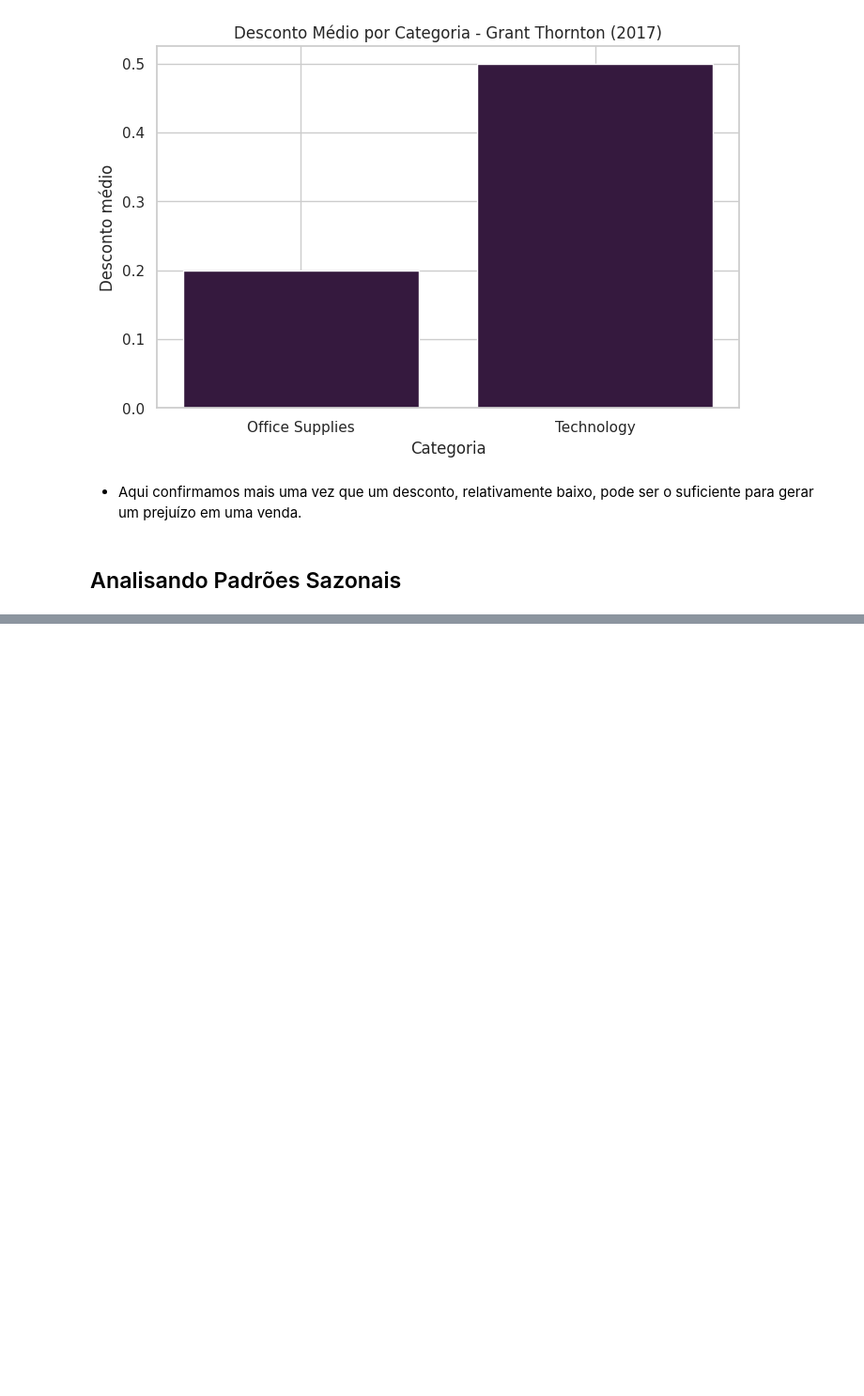
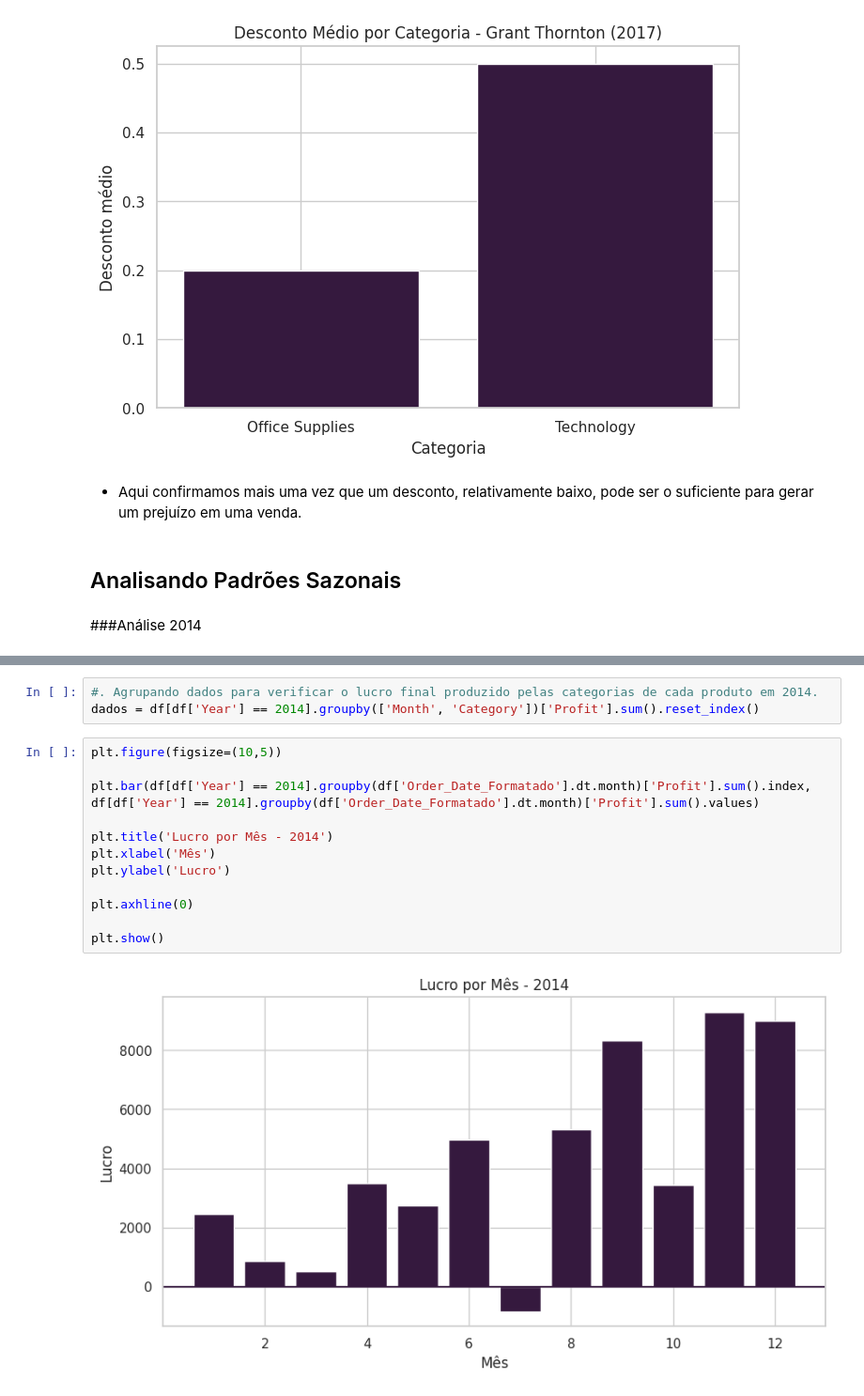
Before and after one commit to Ronaldo-Junior1/analise-dados-supermercado, a Jupyter notebook: Analise_base_supermercadoTeste.ipynb, the cells around one changed output, grey strips where cells are left out. Shown at 94% size. Cells and saved outputs as stored; diff of their text form; blank space fills up the shorter version.

```diff
--- a/Analise_base_supermercadoTeste.ipynb
+++ b/Analise_base_supermercadoTeste.ipynb
@@ -2078,6 +2078,8 @@ plt.show()
 - Aqui confirmamos mais uma vez que um desconto, relativamente baixo, pode ser o suficiente para gerar um prejuízo em uma venda.
 # %% [markdown]
 ## Analisando Padrões Sazonais
+# %% [markdown]
+###Análise 2014
 # %%
 #. Selecionando Apenas os valores referentes ao primeiro trimestre de 2014.
 primeiro_trim_2014 = df[(df['Order_Date_Formatado'] >= '2014-01-01') & (df['Order_Date_Formatado'] <= '2014-03-31')]
@@ -2132,3 +2134,20 @@ Descrição dos Dados Registrados:
 | 75% | 7661.750000 | 84321.000000 | 160.045000 | 5.000000 | 0.200000 | 22.200000 | 2014-03-18 00:00:00 | 2014.0 |
 | max | 9990.000000 | 98198.000000 | 22638.480000 | 14.000000 | 0.800000 | 909.981800 | 2014-03-31 00:00:00 | 2014.0 |
 | std | 3014.491307 | 29019.522701 | 1389.180531 | 2.119675 | 0.214753 | 153.990016 | NaN | 0.0 |
+# %%
+#. Agrupando dados para verificar o lucro final produzido pelas categorias de cada produto em 2014.
+dados = df[df['Year'] == 2014].groupby(['Month', 'Category'])['Profit'].sum().reset_index()
+# %%
+plt.figure(figsize=(10,5))
+
+plt.bar(df[df['Year'] == 2014].groupby(df['Order_Date_Formatado'].dt.month)['Profit'].sum().index, df[df['Year'] == 2014].groupby(df['Order_Date_Formatado'].dt.month)['Profit'].sum().values)
+
+plt.title('Lucro por Mês - 2014')
+plt.xlabel('Mês')
+plt.ylabel('Lucro')
+
+plt.axhline(0)
+
+plt.show()
+# %% [output]
+[figure, added]
```
Also changed, not shown: parts of 13 cells of this notebook.
